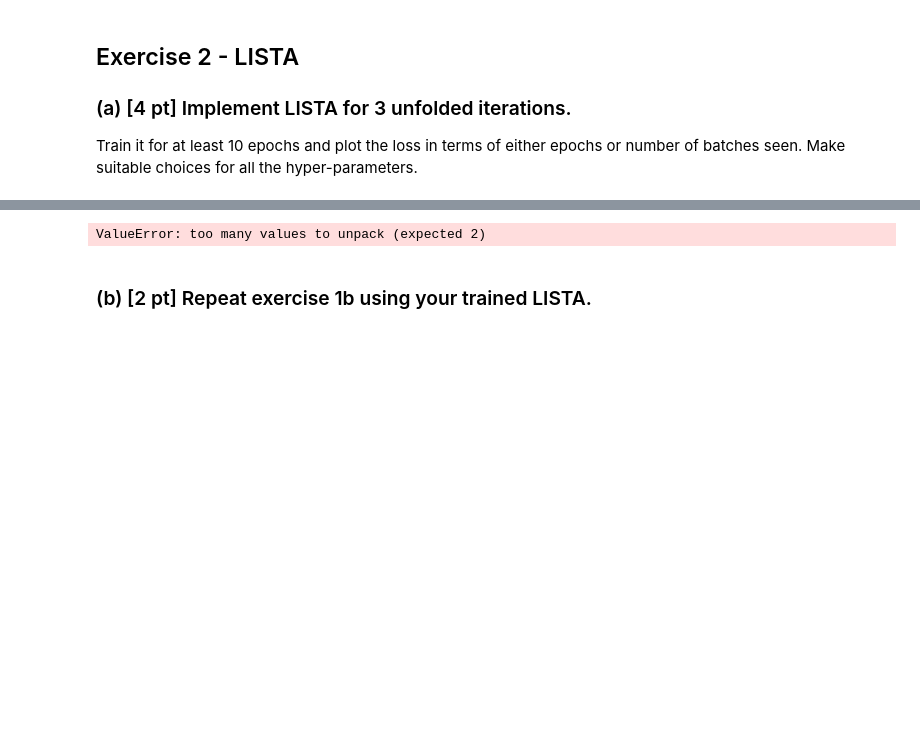
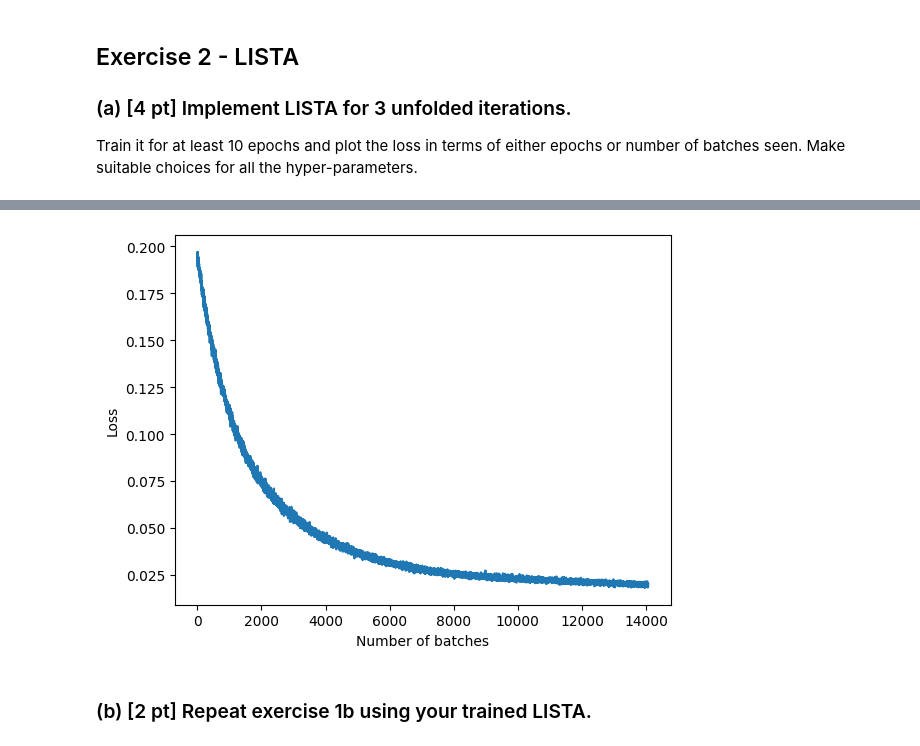
Before and after one commit to svenbbsp/5LSL0, a Jupyter notebook: Assignment_4/Assignment_4_Notebook.ipynb, the cells around one changed output, grey strips where cells are left out. Saved outputs shown, nothing was run; the diff lists cells and outputs as text; code cells hidden in the pictures; blank space fills up the shorter version.

Commit message:
trained LISTA

```diff
--- a/Assignment_4/Assignment_4_Notebook.ipynb
+++ b/Assignment_4/Assignment_4_Notebook.ipynb
@@ -192,7 +192,7 @@ class LISTAModel(nn.Module):
         x = self.layer1(x)
         x = self.layer2(x)
         x = self.layer3(x)
-        return x
+        return torch.tanh(x)
 
 # Check if CUDA is available and set PyTorch to use GPU or CPU accordingly
 device = torch.device("cuda:0" if torch.cuda.is_available() else "cpu")
@@ -203,13 +203,13 @@ model = LISTAModel().to(device)
 
 # Define the loss function and optimizer
 criterion = nn.MSELoss()
-optimizer = optim.Adam(model.parameters())
+optimizer = optim.Adam(model.parameters(), lr=3e-5)
 
 # Train the model
-num_epochs = 10
+num_epochs = 15
 losses = []
 for epoch in range(num_epochs):
-    for i, (noisy, clean, _) in enumerate(train_loader):
+    for i, (clean, noisy, _) in enumerate(train_loader):
         # Move data to GPU if available
         noisy, clean = noisy.to(device), clean.to(device)
 
@@ -237,4 +252,4 @@ cuda:0
-ValueError: too many values to unpack (expected 2)
+[figure, added]
 # %% [markdown]
 ### (b) [2 pt] Repeat exercise 1b using your trained LISTA.
 # %% [markdown]
```
Also changed, not shown: parts of 2 cells of this notebook.
